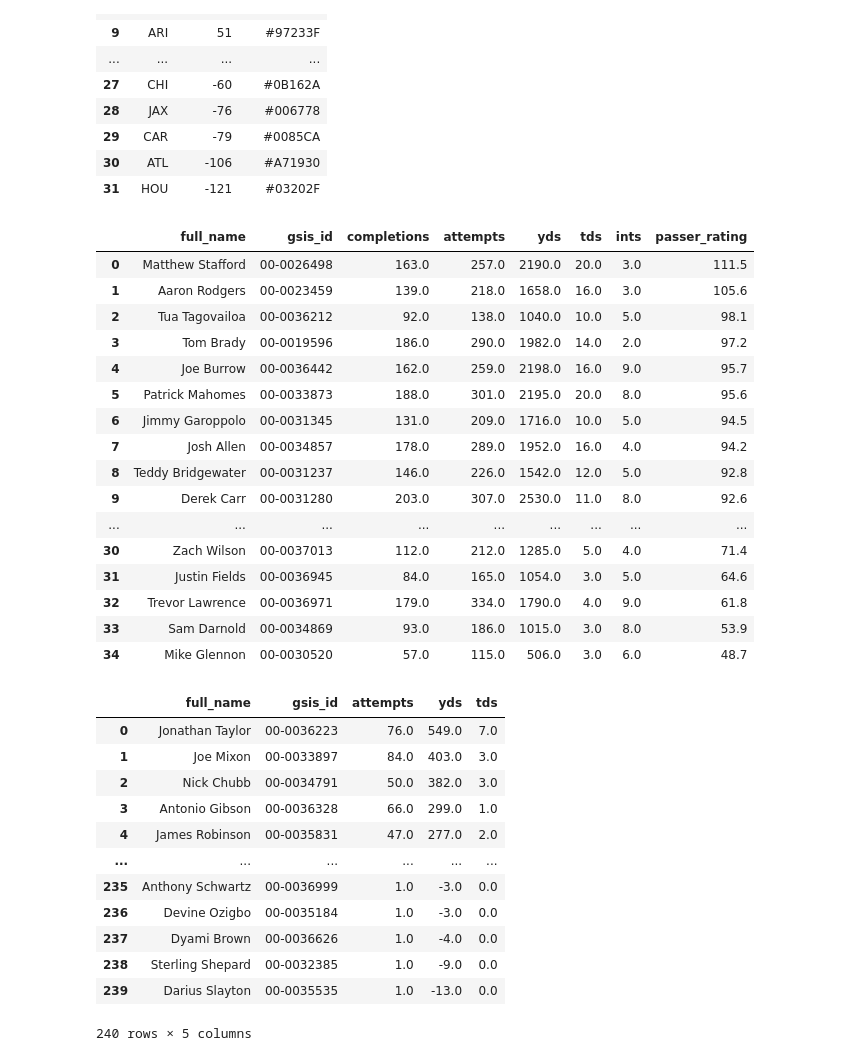
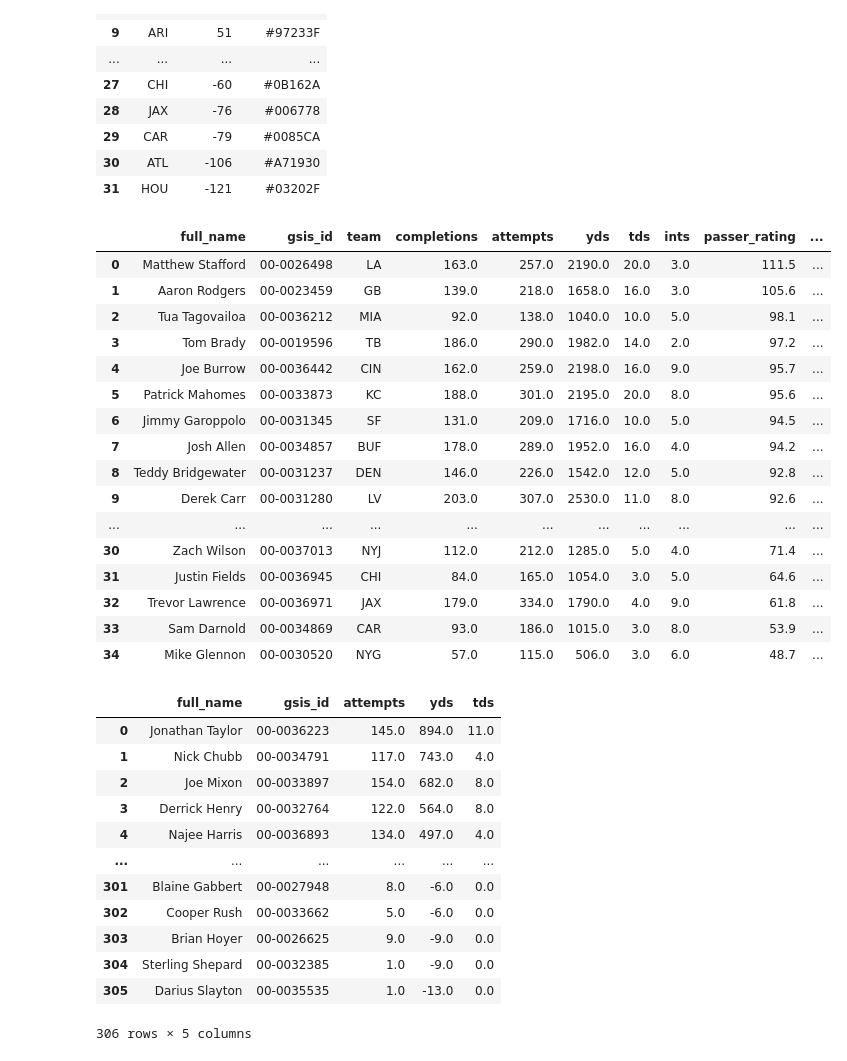
Before and after one commit to naveenv92/nfl-infographics, a Jupyter notebook: source/second_half_stats/second_half_stats.ipynb, the cells around one changed output. Drawn from its saved outputs; the diff is of its cells as text; code cells hidden in the pictures.

```diff
--- a/source/second_half_stats/second_half_stats.ipynb
+++ b/source/second_half_stats/second_half_stats.ipynb
@@ -91,11 +91,11 @@ df_2h_pass = (
 )
 
 # Merge with roster data to get full name of QB
-df_3q_pass = df_3q_pass.merge(df_roster_2021[["full_name", "gsis_id"]], left_on="passer_player_id", right_on="gsis_id").copy()
+df_2h_pass = df_2h_pass.merge(df_roster_2021[["full_name", "gsis_id", "team"]], left_on="passer_player_id", right_on="gsis_id").copy()
 
 # Aggregate passing metrics from play-by-play data
-df_3q_pass = (
-    df_3q_pass.groupby(["full_name", "gsis_id"], as_index=False)
+df_2h_pass = (
+    df_2h_pass.groupby(["full_name", "gsis_id", "team"], as_index=False)
     .agg(
         completions=("complete_pass", "sum"),
         attempts=("pass_attempt", "sum"),
@@ -120,9 +120,12 @@ def passer_rating(row):
     return round(((a + b + c + d) / 6) * 100, 1)
 
 # Calculate passer rating on aggregated data
-df_3q_pass["passer_rating"] = df_3q_pass.apply(passer_rating, axis=1)
+df_2h_pass["passer_rating"] = df_2h_pass.apply(passer_rating, axis=1)
+
+# Merge with logo data to get team colors
+df_2h_pass = df_2h_pass.merge(df_logos[["team_abbr", "team_color", "team_color2"]].rename(columns={"team_abbr": "team"}))
 
 # Filter to QBs with at least 50 completions and sort by descending passer rating
-df_3q_pass = df_3q_pass[df_3q_pass["completions"] >= 50].sort_values("passer_rating", ascending=False).reset_index(drop=True).copy()
+df_2h_pass = df_2h_pass[df_2h_pass["completions"] >= 50].sort_values("passer_rating", ascending=False).reset_index(drop=True).copy()
 # %%
 # Get headshots
@@ -131,23 +134,23 @@ for player_id in df_3q_pass.head(5)["gsis_id"]:
     im = Image.open(urllib.request.urlopen(headshot_url))
     im.save(f"./headshots/{player_id}.png")
 # %%
-df_3q_pass
+df_2h_pass
 # %% [output]
-|  | full_name | gsis_id | completions | attempts | yds | tds | ints | passer_rating |
-| 0 | Matthew Stafford | 00-0026498 | 163.0 | 257.0 | 2190.0 | 20.0 | 3.0 | 111.5 |
-| 1 | Aaron Rodgers | 00-0023459 | 139.0 | 218.0 | 1658.0 | 16.0 | 3.0 | 105.6 |
-| 2 | Tua Tagovailoa | 00-0036212 | 92.0 | 138.0 | 1040.0 | 10.0 | 5.0 | 98.1 |
-| 3 | Tom Brady | 00-0019596 | 186.0 | 290.0 | 1982.0 | 14.0 | 2.0 | 97.2 |
-| 4 | Joe Burrow | 00-0036442 | 162.0 | 259.0 | 2198.0 | 16.0 | 9.0 | 95.7 |
-| 5 | Patrick Mahomes | 00-0033873 | 188.0 | 301.0 | 2195.0 | 20.0 | 8.0 | 95.6 |
-| 6 | Jimmy Garoppolo | 00-0031345 | 131.0 | 209.0 | 1716.0 | 10.0 | 5.0 | 94.5 |
-| 7 | Josh Allen | 00-0034857 | 178.0 | 289.0 | 1952.0 | 16.0 | 4.0 | 94.2 |
-| 8 | Teddy Bridgewater | 00-0031237 | 146.0 | 226.0 | 1542.0 | 12.0 | 5.0 | 92.8 |
-| 9 | Derek Carr | 00-0031280 | 203.0 | 307.0 | 2530.0 | 11.0 | 8.0 | 92.6 |
-| ... | ... | ... | ... | ... | ... | ... | ... | ... |
-| 30 | Zach Wilson | 00-0037013 | 112.0 | 212.0 | 1285.0 | 5.0 | 4.0 | 71.4 |
-| 31 | Justin Fields | 00-0036945 | 84.0 | 165.0 | 1054.0 | 3.0 | 5.0 | 64.6 |
-| 32 | Trevor Lawrence | 00-0036971 | 179.0 | 334.0 | 1790.0 | 4.0 | 9.0 | 61.8 |
-| 33 | Sam Darnold | 00-0034869 | 93.0 | 186.0 | 1015.0 | 3.0 | 8.0 | 53.9 |
-| 34 | Mike Glennon | 00-0030520 | 57.0 | 115.0 | 506.0 | 3.0 | 6.0 | 48.7 |
+|  | full_name | gsis_id | team | completions | attempts | yds | tds | ints | passer_rating | ... |
+| 0 | Matthew Stafford | 00-0026498 | LA | 163.0 | 257.0 | 2190.0 | 20.0 | 3.0 | 111.5 | ... |
+| 1 | Aaron Rodgers | 00-0023459 | GB | 139.0 | 218.0 | 1658.0 | 16.0 | 3.0 | 105.6 | ... |
+| 2 | Tua Tagovailoa | 00-0036212 | MIA | 92.0 | 138.0 | 1040.0 | 10.0 | 5.0 | 98.1 | ... |
+| 3 | Tom Brady | 00-0019596 | TB | 186.0 | 290.0 | 1982.0 | 14.0 | 2.0 | 97.2 | ... |
+| 4 | Joe Burrow | 00-0036442 | CIN | 162.0 | 259.0 | 2198.0 | 16.0 | 9.0 | 95.7 | ... |
+| 5 | Patrick Mahomes | 00-0033873 | KC | 188.0 | 301.0 | 2195.0 | 20.0 | 8.0 | 95.6 | ... |
+| 6 | Jimmy Garoppolo | 00-0031345 | SF | 131.0 | 209.0 | 1716.0 | 10.0 | 5.0 | 94.5 | ... |
+| 7 | Josh Allen | 00-0034857 | BUF | 178.0 | 289.0 | 1952.0 | 16.0 | 4.0 | 94.2 | ... |
+| 8 | Teddy Bridgewater | 00-0031237 | DEN | 146.0 | 226.0 | 1542.0 | 12.0 | 5.0 | 92.8 | ... |
+| 9 | Derek Carr | 00-0031280 | LV | 203.0 | 307.0 | 2530.0 | 11.0 | 8.0 | 92.6 | ... |
+| ... | ... | ... | ... | ... | ... | ... | ... | ... | ... | ... |
+| 30 | Zach Wilson | 00-0037013 | NYJ | 112.0 | 212.0 | 1285.0 | 5.0 | 4.0 | 71.4 | ... |
+| 31 | Justin Fields | 00-0036945 | CHI | 84.0 | 165.0 | 1054.0 | 3.0 | 5.0 | 64.6 | ... |
+| 32 | Trevor Lawrence | 00-0036971 | JAX | 179.0 | 334.0 | 1790.0 | 4.0 | 9.0 | 61.8 | ... |
+| 33 | Sam Darnold | 00-0034869 | CAR | 93.0 | 186.0 | 1015.0 | 3.0 | 8.0 | 53.9 | ... |
+| 34 | Mike Glennon | 00-0030520 | NYG | 57.0 | 115.0 | 506.0 | 3.0 | 6.0 | 48.7 | ... |
 # %%
@@ -176,19 +179,19 @@ for player_id in df_3q_rush.head(5)["gsis_id"]:
     im = Image.open(urllib.request.urlopen(headshot_url))
     im.save(f"./headshots/{player_id}.png")
 # %%
-df_3q_rush
+df_2h_rush
 # %% [output]
 |  | full_name | gsis_id | attempts | yds | tds |
-| 0 | Jonathan Taylor | 00-0036223 | 76.0 | 549.0 | 7.0 |
-| 1 | Joe Mixon | 00-0033897 | 84.0 | 403.0 | 3.0 |
-| 2 | Nick Chubb | 00-0034791 | 50.0 | 382.0 | 3.0 |
-| 3 | Antonio Gibson | 00-0036328 | 66.0 | 299.0 | 1.0 |
-| 4 | James Robinson | 00-0035831 | 47.0 | 277.0 | 2.0 |
+| 0 | Jonathan Taylor | 00-0036223 | 145.0 | 894.0 | 11.0 |
+| 1 | Nick Chubb | 00-0034791 | 117.0 | 743.0 | 4.0 |
+| 2 | Joe Mixon | 00-0033897 | 154.0 | 682.0 | 8.0 |
+| 3 | Derrick Henry | 00-0032764 | 122.0 | 564.0 | 8.0 |
+| 4 | Najee Harris | 00-0036893 | 134.0 | 497.0 | 4.0 |
 | ... | ... | ... | ... | ... | ... |
-| 235 | Anthony Schwartz | 00-0036999 | 1.0 | -3.0 | 0.0 |
-| 236 | Devine Ozigbo | 00-0035184 | 1.0 | -3.0 | 0.0 |
-| 237 | Dyami Brown | 00-0036626 | 1.0 | -4.0 | 0.0 |
-| 238 | Sterling Shepard | 00-0032385 | 1.0 | -9.0 | 0.0 |
-| 239 | Darius Slayton | 00-0035535 | 1.0 | -13.0 | 0.0 |
+| 301 | Blaine Gabbert | 00-0027948 | 8.0 | -6.0 | 0.0 |
+| 302 | Cooper Rush | 00-0033662 | 5.0 | -6.0 | 0.0 |
+| 303 | Brian Hoyer | 00-0026625 | 9.0 | -9.0 | 0.0 |
+| 304 | Sterling Shepard | 00-0032385 | 1.0 | -9.0 | 0.0 |
+| 305 | Darius Slayton | 00-0035535 | 1.0 | -13.0 | 0.0 |
-240 rows × 5 columns
+306 rows × 5 columns
 # %%
```
Also changed, not shown: parts of 8 cells of this notebook.
